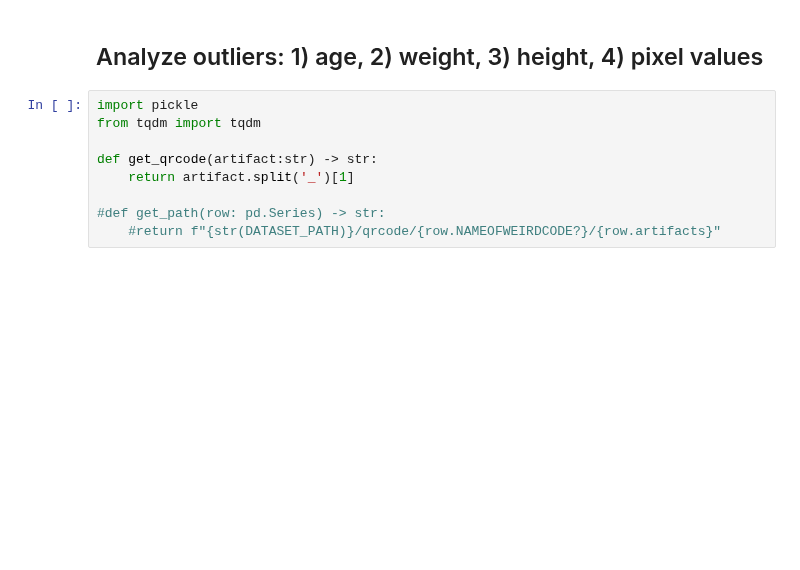
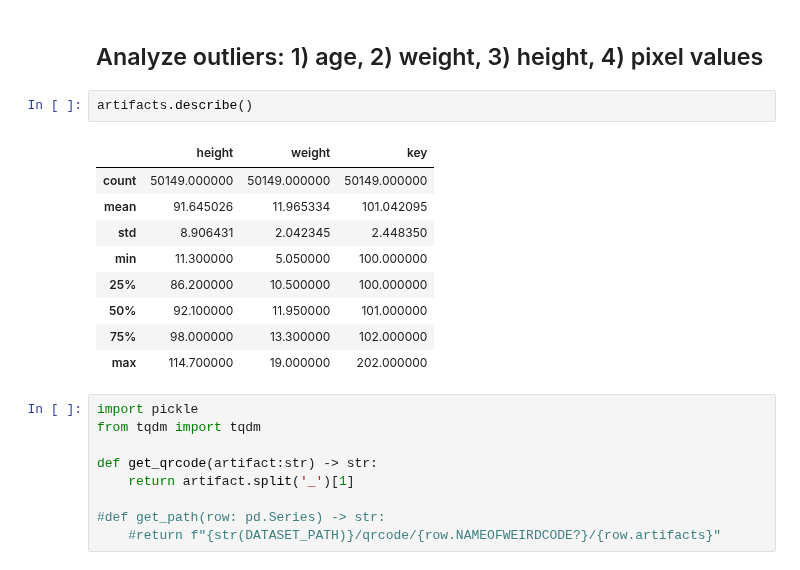
Before and after one commit to Welthungerhilfe/cgm-ml, a Jupyter notebook: src/data_utils/dataset_EDA/anon-depthmaps-56k/EDA_anon-depthmaps-56k.ipynb, the cells around one changed output. Drawn from its saved outputs; the diff is of its cells as text; blank space fills up the shorter version.

```diff
--- a/src/data_utils/dataset_EDA/anon-depthmaps-56k/EDA_anon-depthmaps-56k.ipynb
+++ b/src/data_utils/dataset_EDA/anon-depthmaps-56k/EDA_anon-depthmaps-56k.ipynb
@@ -201,6 +201,18 @@ weight_vs_height = distribution_data.plot.scatter(x='height', y='weight', c='red
 [figure]
 # %% [markdown]
 ## Analyze outliers: 1) age, 2) weight, 3) height, 4) pixel values
+# %%
+artifacts.describe()
+# %% [output]
+|  | height | weight | key |
+| count | 50149.000000 | 50149.000000 | 50149.000000 |
+| mean | 91.645026 | 11.965334 | 101.042095 |
+| std | 8.906431 | 2.042345 | 2.448350 |
+| min | 11.300000 | 5.050000 | 100.000000 |
+| 25% | 86.200000 | 10.500000 | 100.000000 |
+| 50% | 92.100000 | 11.950000 | 101.000000 |
+| 75% | 98.000000 | 13.300000 | 102.000000 |
+| max | 114.700000 | 19.000000 | 202.000000 |
 # %%
 import pickle
 from tqdm import tqdm
```
Also changed, not shown: parts of 1 cell of this notebook, 4 other files.
